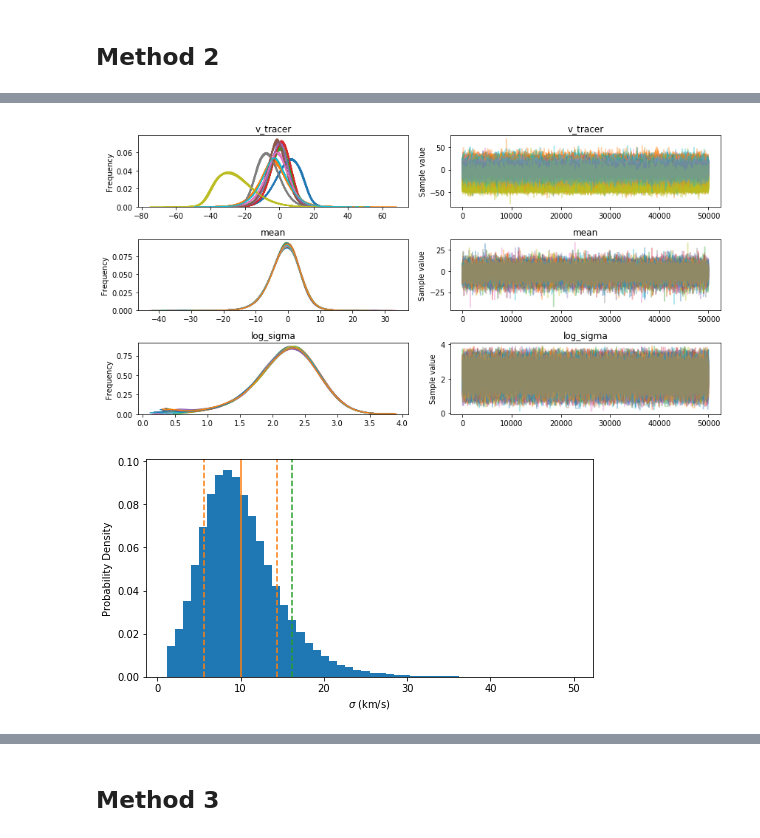
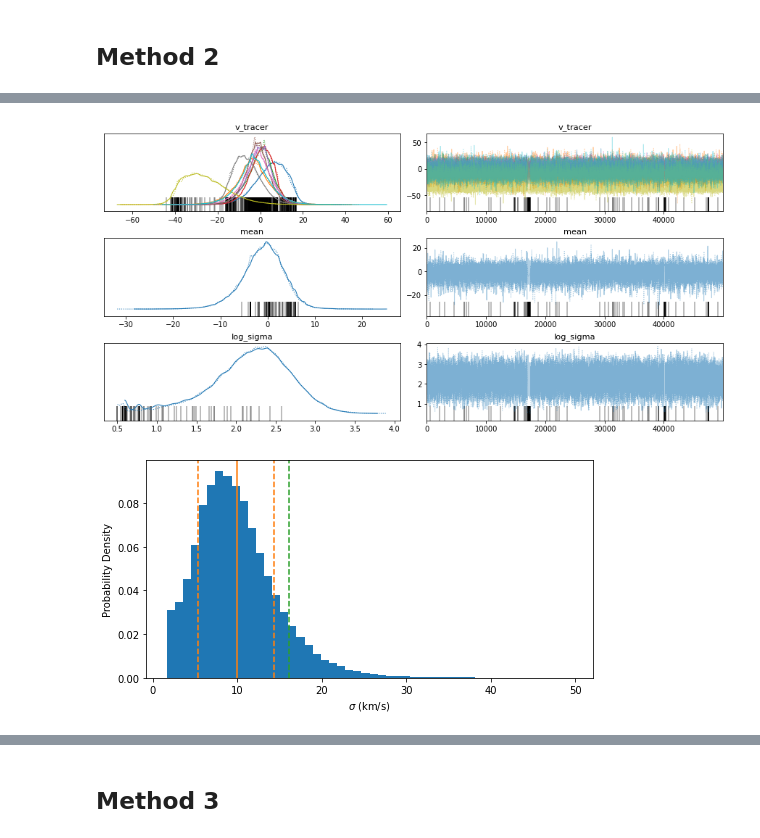
Before and after one commit to pmplewa/NGC1052-DF2, a Jupyter notebook: main.ipynb, the cells around one changed output, grey strips where cells are left out. Cells and saved outputs as stored; diff of their text form; code cells hidden in the pictures.

```diff
--- a/main.ipynb
+++ b/main.ipynb
@@ -111,7 +112,7 @@ with pm.Model() as model:
 
     v_obs = pm.Normal("v_obs", mu=v_tracer, sd=T.exp(log_sigma), observed=v_meas)
 
-    trace = pm.sample(50000, tune=5000, cores=32)
+    trace = pm.sample(50000, tune=5000, cores=2, return_inferencedata=False)
 
     with open("trace_2.pkl", "wb") as pickle_file:
         pickle.dump({"model": model, "trace": trace}, pickle_file)
@@ -120,10 +131,10 @@ with open("trace_2.pkl", "rb") as pickle_file:
     pickle_data = pickle.load(pickle_file)
     model, trace = pickle_data["model"], pickle_data["trace"]
 # %%
-pm.traceplot(trace)
+pm.plot_trace(trace)
 plt.show()
 # %% [output]
-[figure, old version]
+[figure, new version]
 # %%
 sigma = np.exp(trace["log_sigma"])
 # %%
@@ -137,7 +148,7 @@ ax.set_xlabel(r"$\sigma$ (km/s)")
 ax.set_ylabel("Probability Density")
 plt.show()
 # %% [output]
-[figure, old version]
+[figure, new version]
 # %%
 print(f"sigma < {np.percentile(sigma, 90):.2f} km/s at 90% confidence")
 # %% [output]
```
Also changed, not shown: parts of 15 cells of this notebook, 2 other files.
